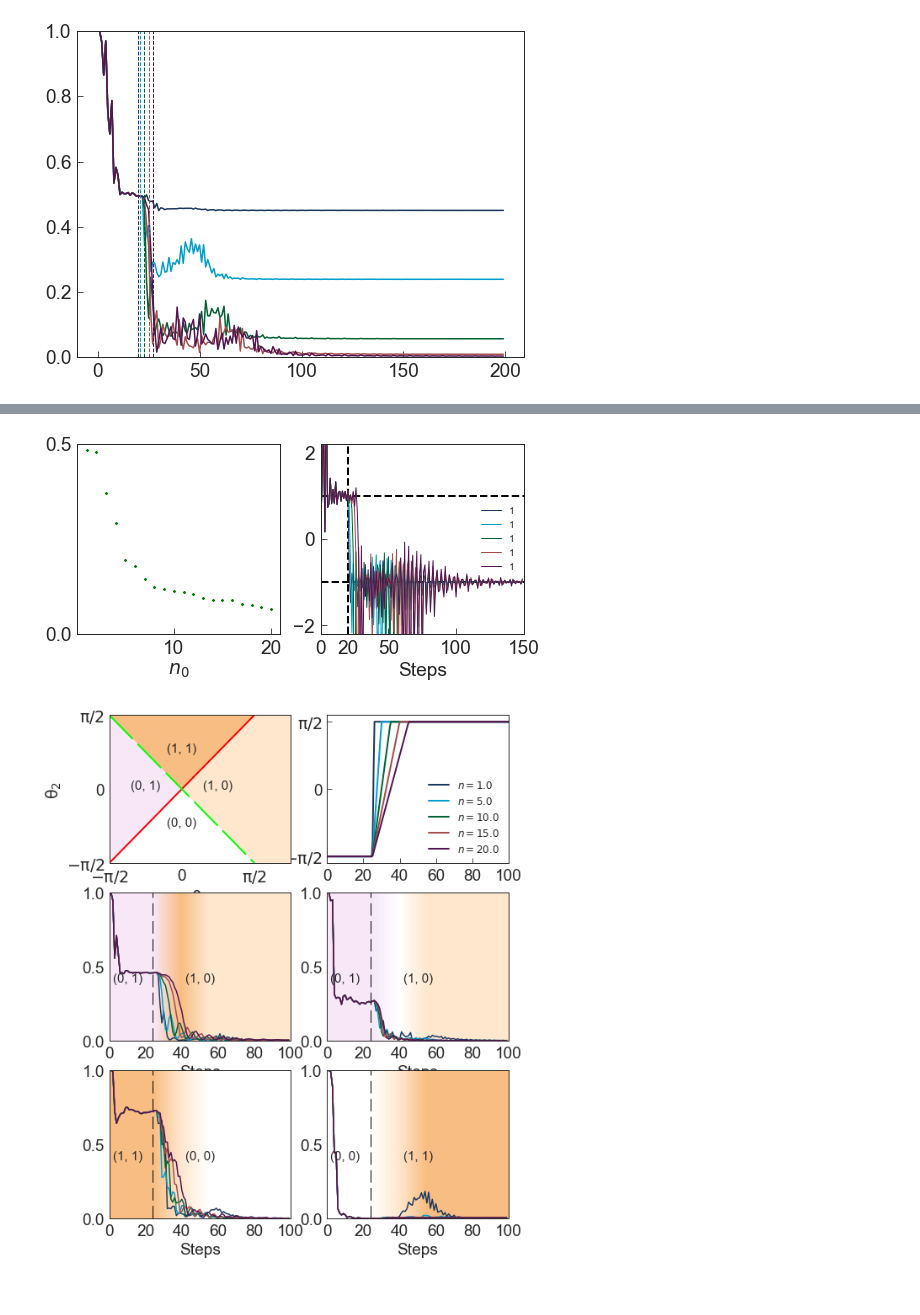
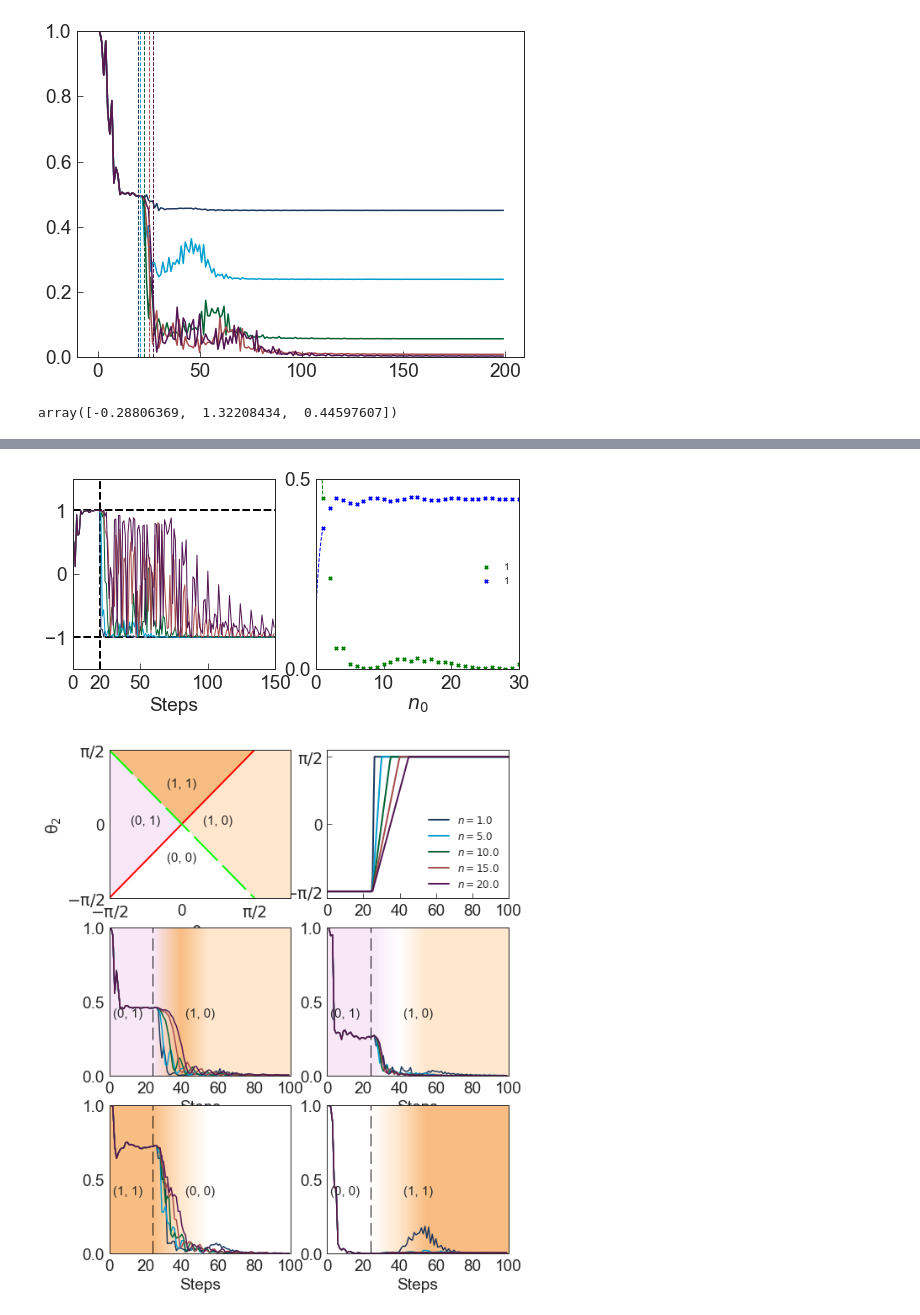
Before and after one commit to HAOQINGZHANG1234/quantumwalk, a Jupyter notebook: code/Fig for paper reorgnized.ipynb, the cells around one changed output, grey strips where cells are left out. Drawn from its saved outputs; the diff is of its cells as text; code cells hidden in the pictures.

```diff
--- a/code/Fig for paper reorgnized.ipynb
+++ b/code/Fig for paper reorgnized.ipynb
@@ -1650,0 +1775,4 @@ def cons(array,N):
+# %%
+p=np.zeros(500)
+for i,t in enumerate(np.linspace(-np.pi/4,np.pi/4,500)):
+    p[i] =  neighbour(theta_1, theta_2, t, init_state,20,1)[N-1]
@@ -2052,9 +2418,3 @@ plt.ylim(0,1)
 # %% [output]
 (0.0, 1.0)
 [figure]
-# %%
-N=100
-t = range(1,21)
-p=np.zeros(20)
-for i in range(20):
-    p[i] = nneighbour(theta_1, theta_2, theta_3, init_state,n0,i,N)[0:N][-1]
@@ -2061,21 +2443,64 @@ for i in range(20):
+# %%
+from scipy.optimize import curve_fit
+import matplotlib.pyplot as plt
+import numpy as np
+
+def func(x, a, b, c):
+    return a * np.exp(-b * x) + c
+
+popt, pcov = curve_fit(func, t, p)
+popt1, pcov1 = curve_fit(func, t, p1)
+# %%
+popt1
+# %% [output]
+array([-0.28806369,  1.32208434,  0.44597607])
 # %%
 plt.figure(figsize=(8,3.5))
-plt.subplot(1,2,1)
-plt.scatter(range(1,21),-np.sort(-p),s=3,c='green',marker='x')
+plt.subplot(1,2,2)
+plt.scatter(range(1,31),p,s=10,c='green',marker='x',label='1')
+plt.scatter(range(1,31),p1,s=10,c='blue',marker='x',label='1')
+x=np.linspace(1/31,1,100)
+plt.plot(x,[func(i, popt[0],popt[1],popt[2]) for i in x],c='green',lw=1,ls='--')
+plt.plot(x,[func(i, popt1[0],popt1[1],popt1[2]) for i in x],c='blue',lw=1,ls='--')
 plt.ylim(0,0.5)
 plt.yticks([0,0.5])
+plt.xlim(0,30)
 plt.xlabel(r'$n_0$')
-plt.subplot(1,2,2)
+plt.legend(loc='right',fontsize=10,frameon=False)
+plt.subplot(1,2,1)
+theta_1 = np.pi/4
+theta_2 = 3*np.pi/4
+theta_3 = -3*np.pi/4
+N=150
 a,b = monitor_spin_sigma(theta_1, theta_2, theta_3, init_state, n0, n1, N)
-plt.plot(range(N),a,c='#1B375E',lw=1,label='1')
+plt.plot(range(N),a,c='#1B375E',lw=1)
 a,b = monitor_spin_sigma(theta_1, theta_2, theta_3, init_state, n0, n2, N)
-plt.plot(range(N),a,c='#009ECF',lw=1,label='1')
+plt.plot(range(N),a,c='#009ECF',lw=1)
 a,b = monitor_spin_sigma(theta_1, theta_2, theta_3, init_state, n0, n3, N)
-plt.plot(range(N),a,c='#006133',lw=1,label='1')
+plt.plot(range(N),a,c='#006133',lw=1)
 a,b = monitor_spin_sigma(theta_1, theta_2, theta_3, init_state, n0, n4, N)
-plt.plot(range(N),a,c='#a64c4c',lw=1,label='1')
+plt.plot(range(N),a,c='#a64c4c',lw=1)
 a,b = monitor_spin_sigma(theta_1, theta_2, theta_3, init_state, n0, n5, N)
-plt.plot(range(N),a,c='#521552',lw=1,label='1')
+plt.plot(range(N),a,c='#521552',lw=1)
+plt.hlines(1, 0, 200, linestyles = "dashed",lw=2)
+plt.hlines(-1, 0, 200, linestyles = "dashed",lw=2)
+plt.vlines(n0,-1.5,1.5, linestyles = "dashed",lw=2)
+plt.ylim(-1.5,1.5)
+plt.xlim(0,N)
+plt.xlabel('Steps')
+plt.xticks([0,20,50,100,150])
+
+# plt.subplot(1,2,2)
+# a,b = monitor_spin(theta_1, theta_2, theta_3, init_state, n0, n1, N)
+# plt.plot(range(N),a,c='#1B375E',lw=1,label='1')
+# a,b = monitor_spin(theta_1, theta_2, theta_3, init_state, n0, n2, N)
+# plt.plot(range(N),a,c='#009ECF',lw=1,label='1')
+# a,b = monitor_spin(theta_1, theta_2, theta_3, init_state, n0, n3, N)
+# plt.plot(range(N),a,c='#006133',lw=1,label='1')
+# a,b = monitor_spin(theta_1, theta_2, theta_3, init_state, n0, n4, N)
+# plt.plot(range(N),a,c='#a64c4c',lw=1,label='1')
+# a,b = monitor_spin(theta_1, theta_2, theta_3, init_state, n0, n5, N)
+# plt.plot(range(N),a,c='#521552',lw=1,label='1')
 
 # plt.vlines(n1+nq-1, -2.2,2.2, linestyles = "dashed",lw=0.5)
 # plt.vlines(n2+nq-1, -2.2,2.2, linestyles = "dashed",lw=0.5)
@@ -2084,11 +2509,11 @@ plt.plot(range(N),a,c='#521552',lw=1,label='1')
 # plt.vlines(n5+nq-1, -1.5, 1.5, linestyles = "dashed",lw=2)
 plt.hlines(1, 0, 200, linestyles = "dashed",lw=2)
 plt.hlines(-1, 0, 200, linestyles = "dashed",lw=2)
-plt.vlines(n0,-2.2,2.2, linestyles = "dashed",lw=2)
-plt.ylim(-2.2,2.2)
+plt.vlines(n0,-1.5,1.5, linestyles = "dashed",lw=2)
+plt.ylim(-1.5,1.5)
 plt.xlim(0,N)
-plt.legend(loc='right',fontsize=10,frameon=False)
+
 plt.xlabel('Steps')
 plt.xticks([0,20,50,100,150])
-plt.savefig('../Figure/sigam.pdf')
+# plt.savefig('../Figure/sigam.pdf')
 # %% [output]
@@ -2095,4 +2526,4 @@ plt.savefig('../Figure/sigam.pdf')
-[figure, old version]
+[figure, new version]
 # %%
 n0 = 20
 n1 = 2
```
Also changed, not shown: parts of 24 cells of this notebook, 38 other files.
